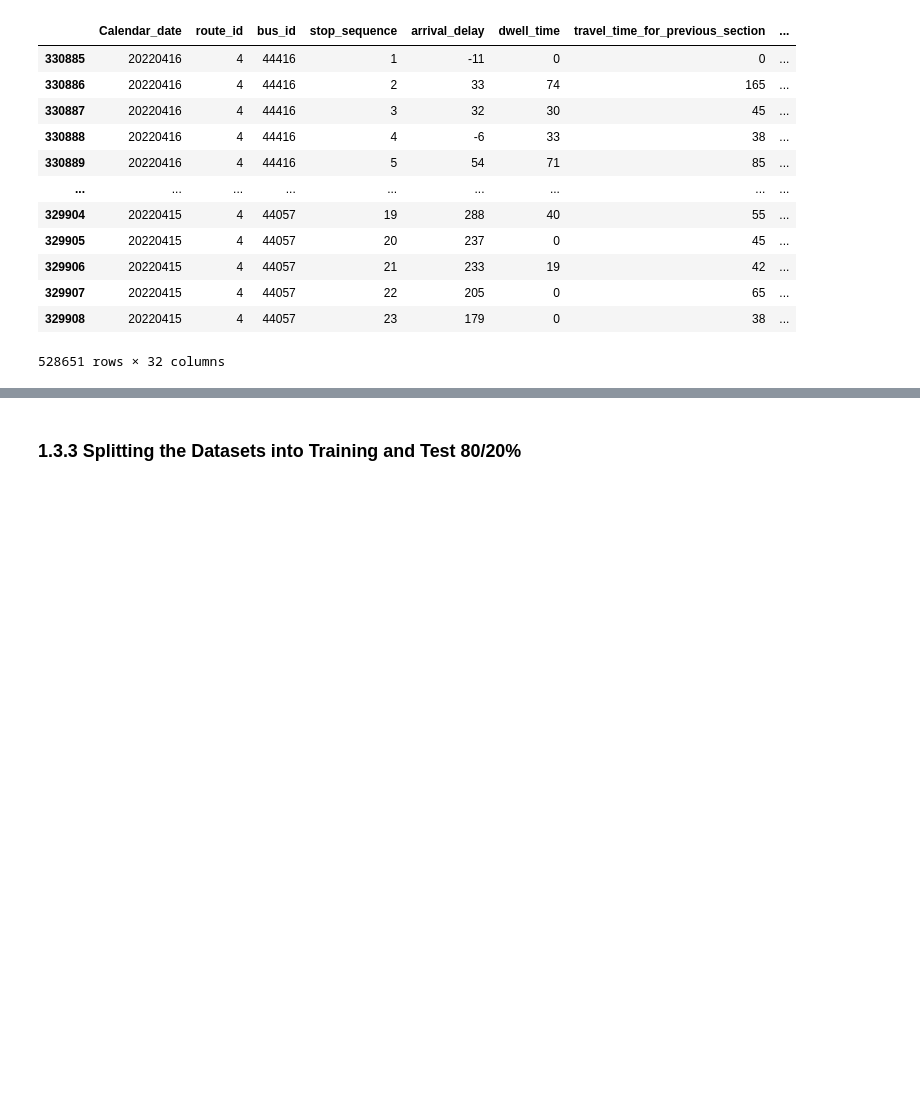
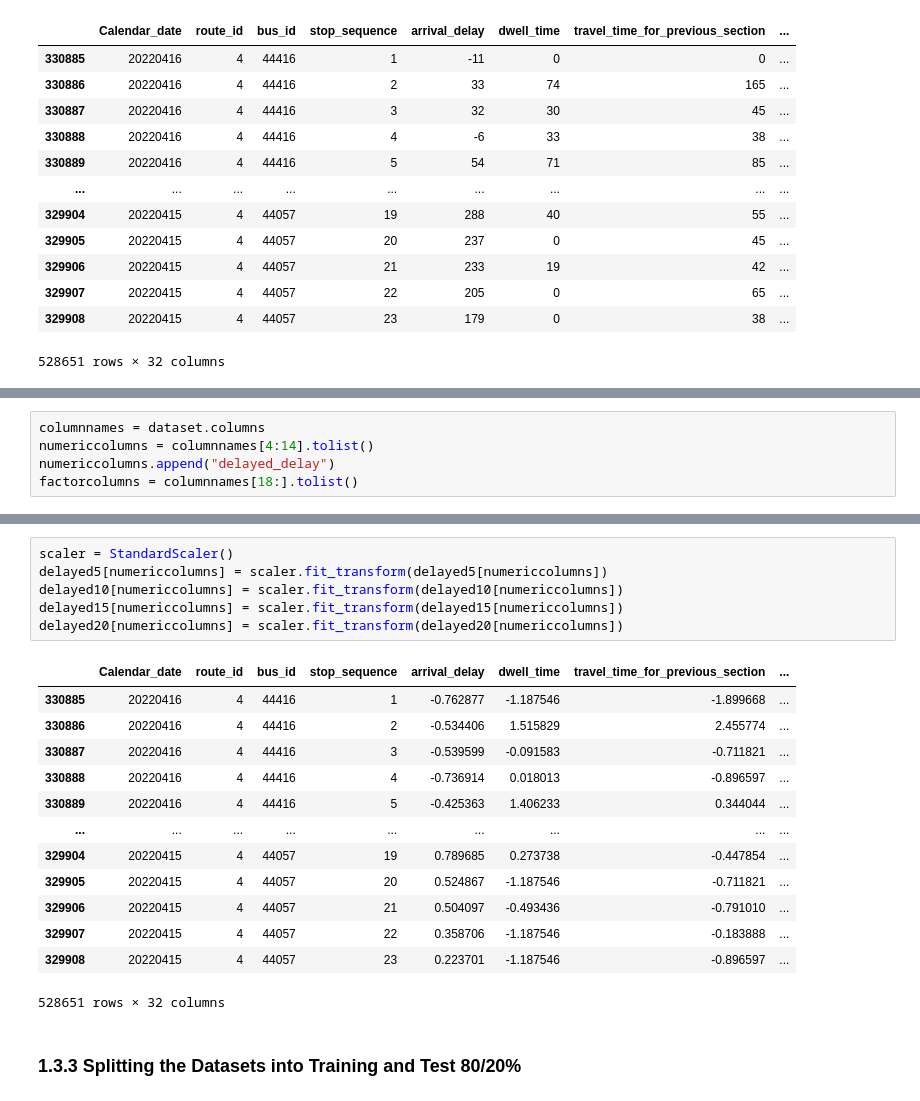
Before and after one commit to giancarlohc/Applied-AI-in-Transportation, a Jupyter notebook: Project/ProjectCode.ipynb, the cells around one changed output, grey strips where cells are left out. Cells and saved outputs as stored; diff of their text form; blank space fills up the shorter version.

```diff
--- a/Project/ProjectCode.ipynb
+++ b/Project/ProjectCode.ipynb
@@ -227,0 +231,5 @@ delayed5
+# %%
+columnnames = dataset.columns
+numericcolumns = columnnames[4:14].tolist()
+numericcolumns.append("delayed_delay")
+factorcolumns = columnnames[18:].tolist()
@@ -228,3 +250,23 @@ delayed5
+# %%
+scaler = StandardScaler()
+delayed5[numericcolumns] = scaler.fit_transform(delayed5[numericcolumns])
+delayed10[numericcolumns] = scaler.fit_transform(delayed10[numericcolumns])
+delayed15[numericcolumns] = scaler.fit_transform(delayed15[numericcolumns])
+delayed20[numericcolumns] = scaler.fit_transform(delayed20[numericcolumns])
+# %% [output]
+|  | Calendar_date | route_id | bus_id | stop_sequence | arrival_delay | dwell_time | travel_time_for_previous_section | ... |
+| 330885 | 20220416 | 4 | 44416 | 1 | -0.762877 | -1.187546 | -1.899668 | ... |
+| 330886 | 20220416 | 4 | 44416 | 2 | -0.534406 | 1.515829 | 2.455774 | ... |
+| 330887 | 20220416 | 4 | 44416 | 3 | -0.539599 | -0.091583 | -0.711821 | ... |
+| 330888 | 20220416 | 4 | 44416 | 4 | -0.736914 | 0.018013 | -0.896597 | ... |
+| 330889 | 20220416 | 4 | 44416 | 5 | -0.425363 | 1.406233 | 0.344044 | ... |
+| ... | ... | ... | ... | ... | ... | ... | ... | ... |
+| 329904 | 20220415 | 4 | 44057 | 19 | 0.789685 | 0.273738 | -0.447854 | ... |
+| 329905 | 20220415 | 4 | 44057 | 20 | 0.524867 | -1.187546 | -0.711821 | ... |
+| 329906 | 20220415 | 4 | 44057 | 21 | 0.504097 | -0.493436 | -0.791010 | ... |
+| 329907 | 20220415 | 4 | 44057 | 22 | 0.358706 | -1.187546 | -0.183888 | ... |
+| 329908 | 20220415 | 4 | 44057 | 23 | 0.223701 | -1.187546 | -0.896597 | ... |
+528651 rows × 32 columns
 # %% [markdown]
 ### 1.3.3 Splitting the Datasets into Training and Test 80/20%
 # %% [markdown]
```
Also changed, not shown: parts of 4 cells of this notebook.
